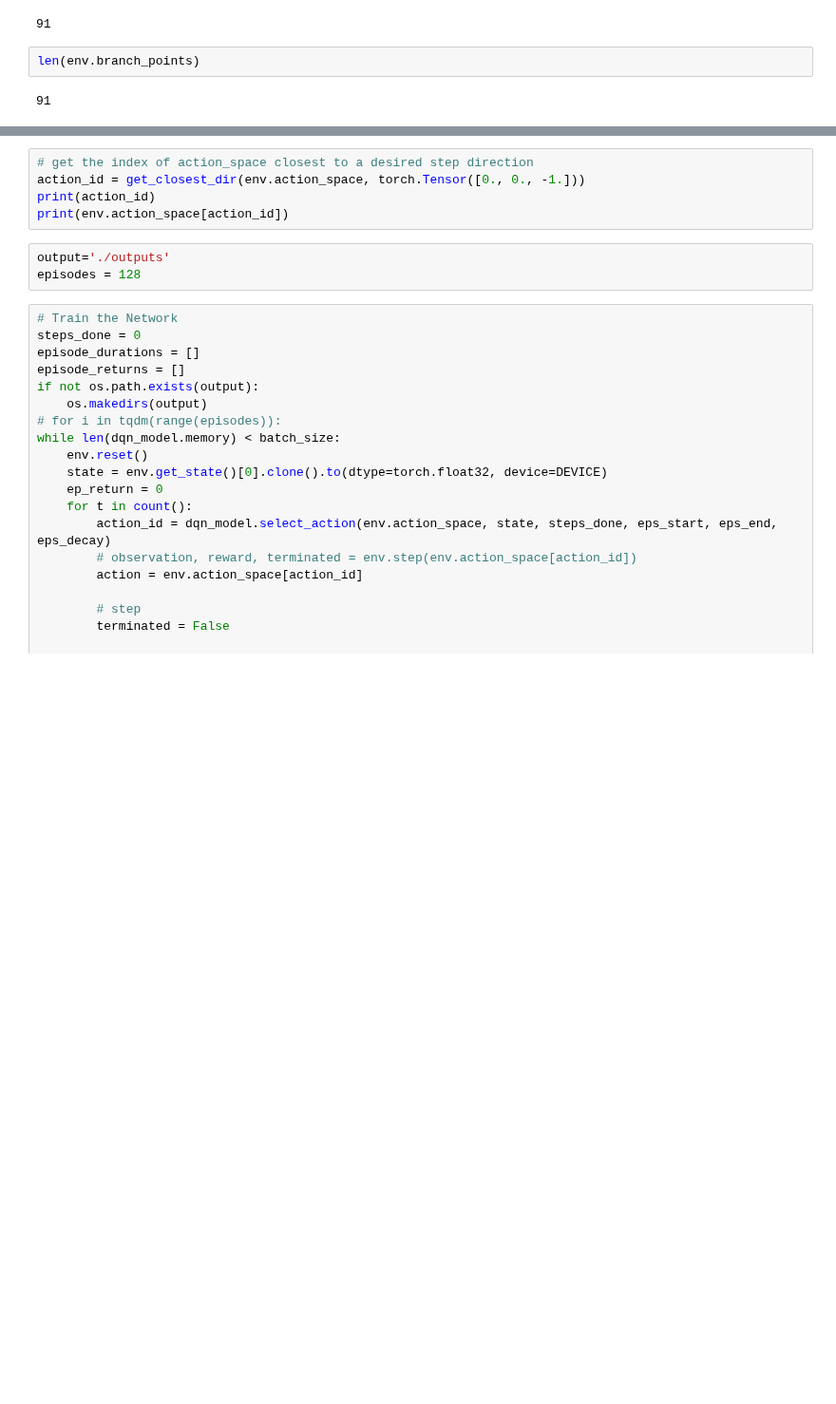
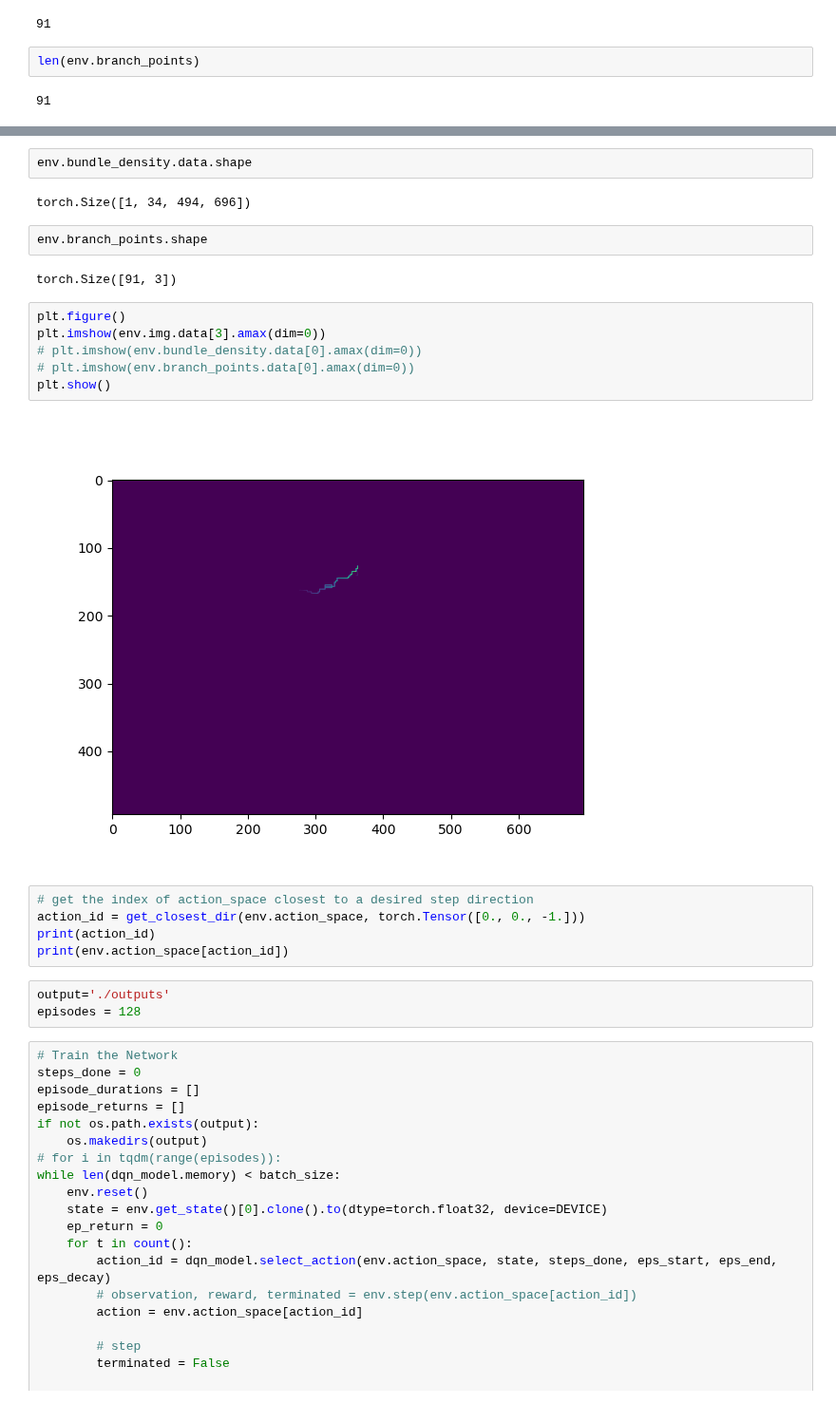
Before and after one commit to twardlab/neurotrack, a Jupyter notebook: neuron_trx/notebooks/neuron_trx_tests.ipynb, the cells around one changed output, grey strips where cells are left out. Shown at 95% size. Cells and saved outputs as stored; diff of their text form; blank space fills up the shorter version.

```diff
--- a/neuron_trx/notebooks/neuron_trx_tests.ipynb
+++ b/neuron_trx/notebooks/neuron_trx_tests.ipynb
@@ -413,3 +400,19 @@ tensor([20.1842], device='cuda:0')
+# %%
+env.bundle_density.data.shape
+# %% [output]
+torch.Size([1, 34, 494, 696])
+# %%
+env.branch_points.shape
+# %% [output]
+torch.Size([91, 3])
+# %%
+plt.figure()
+plt.imshow(env.img.data[3].amax(dim=0))
+# plt.imshow(env.bundle_density.data[0].amax(dim=0))
+# plt.imshow(env.branch_points.data[0].amax(dim=0))
+plt.show()
+# %% [output]
+[figure, added]
 # %%
 # get the index of action_space closest to a desired step direction
 action_id = get_closest_dir(env.action_space, torch.Tensor([0., 0., -1.]))
```
Also changed, not shown: parts of 7 cells of this notebook, 6 other files.
